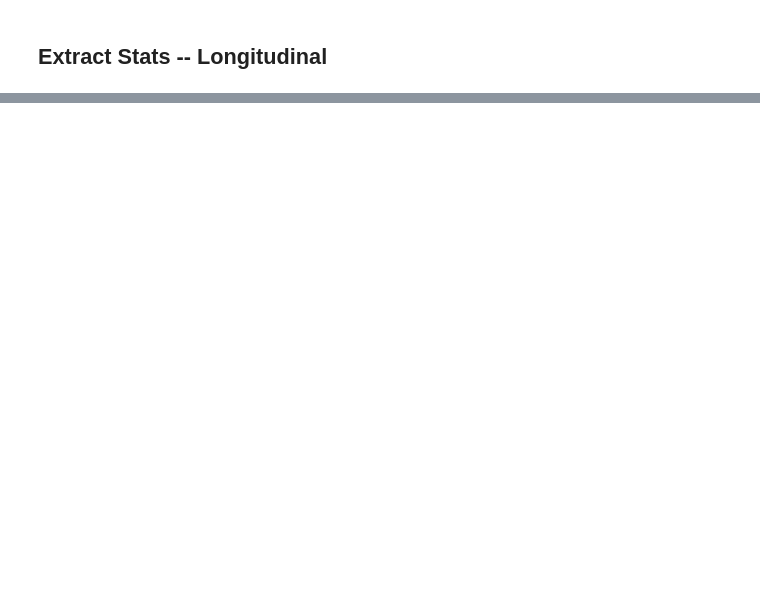
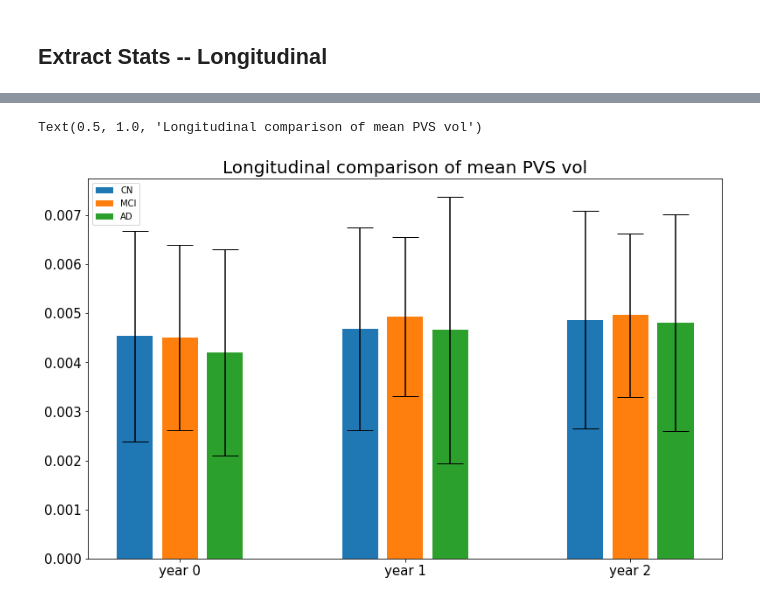
Before and after one commit to cind/pijp-frangi, a Jupyter notebook: pijp_frangi/stat_analysis.ipynb, the cells around one changed output, grey strips where cells are left out. Cells and saved outputs as stored; diff of their text form; code cells hidden in the pictures; blank space fills up the shorter version.

```diff
--- a/pijp_frangi/stat_analysis.ipynb
+++ b/pijp_frangi/stat_analysis.ipynb
@@ -599,0 +644,6 @@ yr3_group = report_clean.iloc[np.where(counts['subjects'] == 3)]
+# %%
+#np.where(cn_lg['SubjectCodes'] == subjects_to_drop_cn)
+cn_lgtemp = copy.deepcopy(cn_lg)
+for i in subjects_to_drop_cn:
+    ind = cn_lg[cn_lg['SubjectCodes'] == i].index
+    cn_lgtemp.drop(ind,inplace=True)
@@ -599,0 +654,5 @@ yr3_group = report_clean.iloc[np.where(counts['subjects'] == 3)]
+# %%
+mci_lgtemp = copy.deepcopy(mci_lg)
+for i in subjects_to_drop_mci:
+    ind = mci_lg[mci_lg['SubjectCodes'] == i].index
+    mci_lgtemp.drop(ind,inplace=True)
@@ -599,0 +675,63 @@ yr3_group = report_clean.iloc[np.where(counts['subjects'] == 3)]
+# %%
+#### plot
+
+#cn
+grouped_yr_cn = cn_lgtemp.groupby(['VisitCodes_x'])
+y00_cn_mean = grouped_yr_cn.get_group('y00')['icv norm_x'].mean()
+y01_cn_mean = grouped_yr_cn.get_group('y01')['icv norm_x'].mean()
+y02_cn_mean = grouped_yr_cn.get_group('y02')['icv norm_x'].mean()
+
+y00_cn_std = grouped_yr_cn.get_group('y00')['icv norm_x'].std()
+y01_cn_std = grouped_yr_cn.get_group('y01')['icv norm_x'].std()
+y02_cn_std = grouped_yr_cn.get_group('y02')['icv norm_x'].std()
+
+# mci
+grouped_yr_mci = mci_lgtemp.groupby(['VisitCodes_x'])
+y00_mci_mean = grouped_yr_mci.get_group('y00')['icv norm_x'].mean()
+y01_mci_mean = grouped_yr_mci.get_group('y01')['icv norm_x'].mean()
+y02_mci_mean = grouped_yr_mci.get_group('y02')['icv norm_x'].mean()
+
+y00_mci_std = grouped_yr_mci.get_group('y00')['icv norm_x'].std()
+y01_mci_std = grouped_yr_mci.get_group('y01')['icv norm_x'].std()
+y02_mci_std = grouped_yr_mci.get_group('y02')['icv norm_x'].std()
+
+# ad
+grouped_yr_ad = ad_lg.groupby(['VisitCodes_x'])
+y00_ad_mean = grouped_yr_ad.get_group('y00')['icv norm_x'].mean()
+y01_ad_mean = grouped_yr_ad.get_group('y01')['icv norm_x'].mean()
+y02_ad_mean = grouped_yr_ad.get_group('y02')['icv norm_x'].mean()
+
+y00_ad_std = grouped_yr_ad.get_group('y00')['icv norm_x'].std()
+y01_ad_std = grouped_yr_ad.get_group('y01')['icv norm_x'].std()
+y02_ad_std = grouped_yr_ad.get_group('y02')['icv norm_x'].std()
+
+
+## plot
+figure = plt.figure(figsize = (13,8))
+spacing_cn = [0,5,10]
+height_cn = [y00_cn_mean, y01_cn_mean, y02_cn_mean]
+yerr_cn = [y00_cn_std, y01_cn_std, y02_cn_std]
+
+spacing_mci = [1,6,11]
+height_mci = [y00_mci_mean, y01_mci_mean, y02_mci_mean]
+yerr_mci = [y00_mci_std, y01_mci_std, y02_mci_std]
+
+spacing_ad = [2,7,12]
+height_ad = [y00_ad_mean, y01_ad_mean, y02_ad_mean]
+yerr_ad = [y00_ad_std, y01_ad_std, y02_ad_std]
+
+
+barnames = ['year 0', 'year 1', 'year 2']
+plt.bar(spacing_cn, height_cn, yerr = yerr_cn, capsize = 15)
+plt.bar(spacing_mci, height_mci, yerr = yerr_mci, capsize = 15)
+plt.bar(spacing_ad, height_ad, yerr = yerr_ad, capsize = 15)
+
+plt.legend(['CN', 'MCI', 'AD'])
+tick_spacing = spacing_mci
+plt.xticks(tick_spacing, barnames, fontsize=15)
+plt.yticks(fontsize=15)
+
+plt.title('Longitudinal comparison of mean PVS vol',fontsize=20)
+# %% [output]
+Text(0.5, 1.0, 'Longitudinal comparison of mean PVS vol')
+[figure, added]
```
Also changed, not shown: parts of 11 cells of this notebook, 1 other file.
